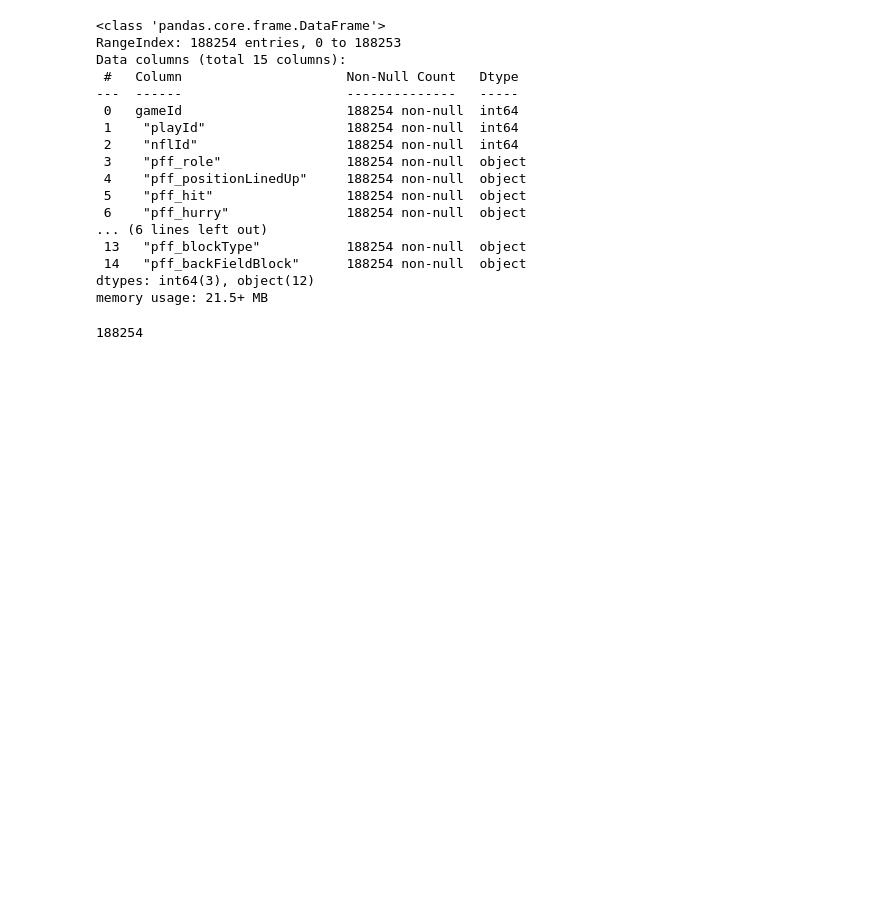
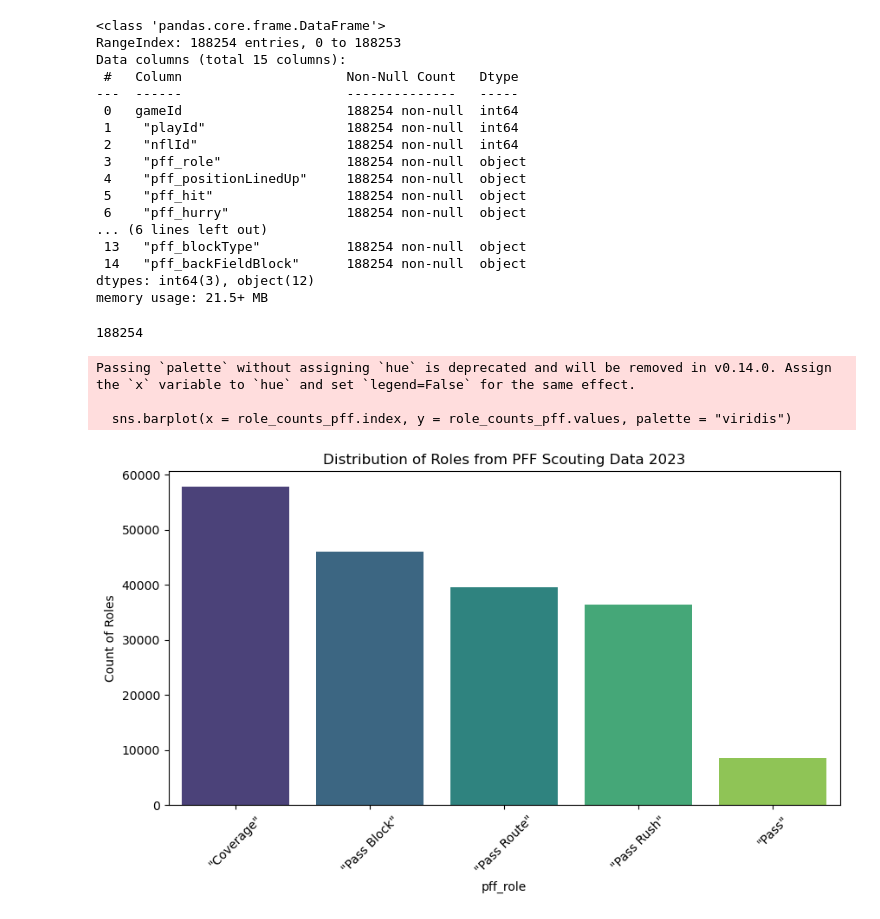
Before and after one commit to mouchatt6/BSA-Football-2026-Gravity-Metrics, a Jupyter notebook: Gravity Metrics EDA/Scouting Data EDA.ipynb, the cells around one changed output. Drawn from its saved outputs; the diff is of its cells as text; code cells hidden in the pictures; blank space fills up the shorter version.

```diff
--- a/Gravity Metrics EDA/Scouting Data EDA.ipynb
+++ b/Gravity Metrics EDA/Scouting Data EDA.ipynb
@@ -30,3 +30,42 @@ Data columns (total 15 columns):
 dtypes: int64(3), object(12)
 memory usage: 21.5+ MB
 188254
+# %%
+import pandas as pd
+import numpy as np
+import matplotlib.pyplot as plt
+import seaborn as sns
+
+scouting_data.columns = (scouting_data.columns.str.strip().str.replace('""', ''))
+scouting_data = scouting_data.replace("NA", np.nan)
+
+for col in scouting_data.select_dtypes(include = 'object').columns:
+    scouting_data[col] = scouting_data[col].str.strip()
+
+
+# Converting numeric columns
+numeric_cols_pff = ["pff_hit", "pff_hurry", "pff_sack", "pff_beatenByDefender", "pff_hitAllowed", "pff_hurryAllowed", "pff_sackAllowed", "pff_backFieldBlock"]
+
+for col in numeric_cols_pff:
+    scouting_data[col] = pd.to_numeric(scouting_data[col], errors = "coerce")
+# %%
+# Distribution of Roles
+import pandas as pd
+import numpy as np
+import matplotlib.pyplot as plt
+import matplotlib.cm as cm
+import seaborn as sns
+
+role_counts_pff = scouting_data["pff_role"].value_counts()
+
+plt.figure(figsize = (10, 5))
+sns.barplot(x = role_counts_pff.index, y = role_counts_pff.values, palette = "viridis")
+plt.xticks(rotation = 45)
+plt.title("Distribution of Roles from PFF Scouting Data 2023")
+plt.ylabel("Count of Roles")
+plt.show()
+# %% [output]
+Passing `palette` without assigning `hue` is deprecated and will be removed in v0.14.0. Assign the `x` variable to `hue` and set `legend=False` for the same effect.
+
+  sns.barplot(x = role_counts_pff.index, y = role_counts_pff.values, palette = "viridis")
+[figure, added]
```
Also changed, not shown: parts of 4 cells of this notebook, 1 other file.
